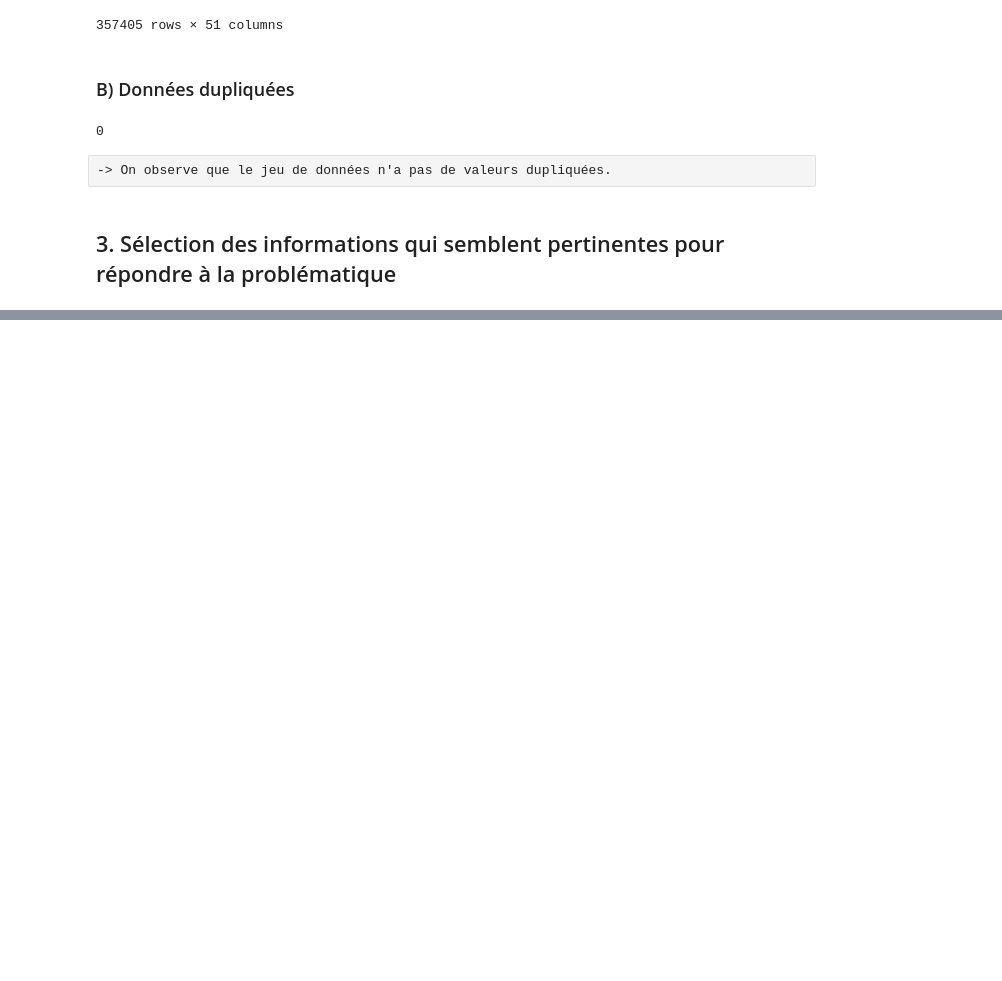
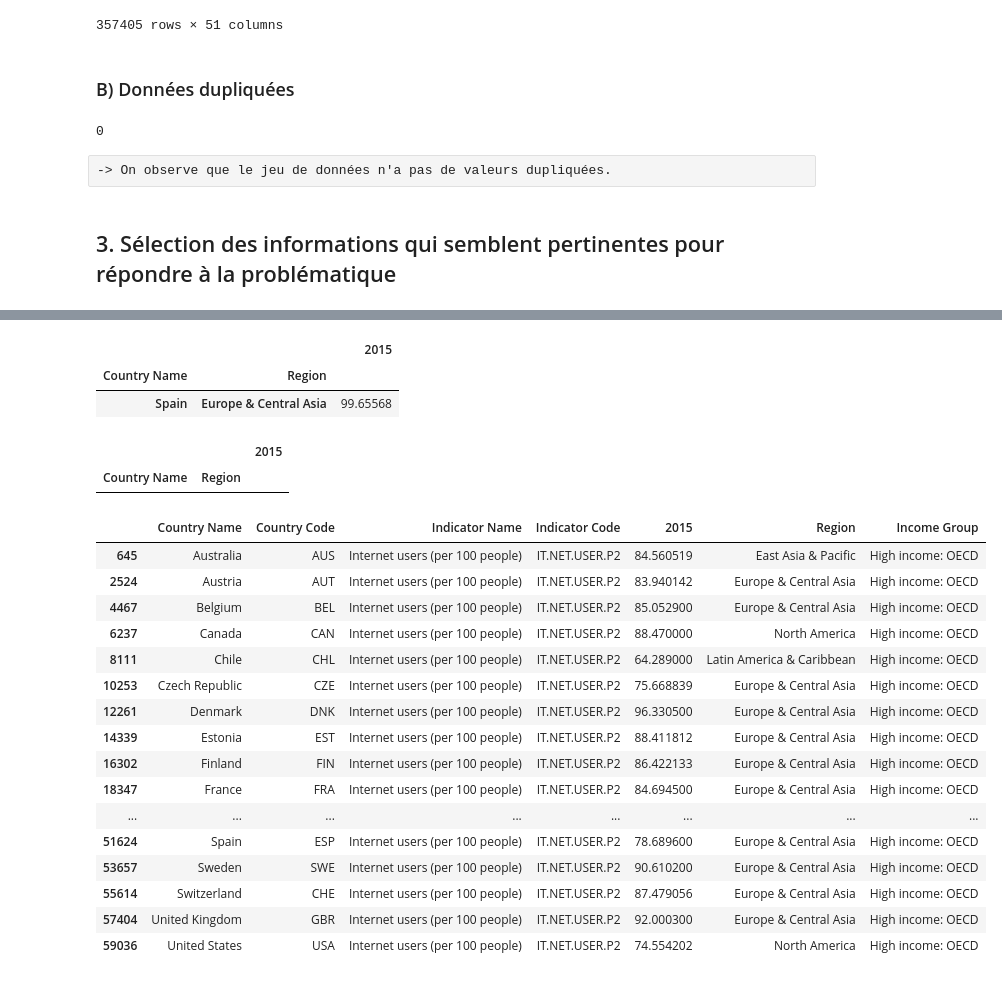
Before and after one commit to Leiel3/OpenClassRooms, a Jupyter notebook: P2/Projet 2 Analysez des données de systèmes éducatifs - EdTech ->> academy -Synthése.ipynb, the cells around one changed output, grey strips where cells are left out. Saved outputs shown, nothing was run; the diff lists cells and outputs as text; code cells hidden in the pictures; blank space fills up the shorter version.

```diff
--- a/P2/Projet 2 Analysez des données de systèmes éducatifs - EdTech ->> academy -Synthése.ipynb
+++ b/P2/Projet 2 Analysez des données de systèmes éducatifs - EdTech ->> academy -Synthése.ipynb
@@ -1334,0 +1277,36 @@ Pscandinave.describe()
+# %%
+AlphGlobdata=Globdata[Globdata['Indicator Code'].isin(['SE.ADT.1524.LT.ZS'])].dropna()
+AlphGlobdata=AlphGlobdata.groupby(["Country Name","Region"]).mean().sort_values(by="2015",ascending=False)
+AlphGlobdata
+# %% [output]
+|  |  | 2015 |
+| Country Name | Region |  |
+| Spain | Europe & Central Asia | 99.65568 |
+# %%
+PCGlobdata=Globdata[Globdata['Indicator Code'].isin(['IT.CMP.PCMP.P2'])].dropna()
+PCGlobdata=PCGlobdata.groupby(["Country Name","Region"]).mean().sort_values(by="2015",ascending=False)
+PCGlobdata
+# %% [output]
+|  |  | 2015 |
+| Country Name | Region |  |
+# %%
+NETGlobdata=Globdata[Globdata['Indicator Code'].isin(['IT.NET.USER.P2'])].dropna()
+NETGlobdata
+# %% [output]
+|  | Country Name | Country Code | Indicator Name | Indicator Code | 2015 | Region | Income Group |
+| 645 | Australia | AUS | Internet users (per 100 people) | IT.NET.USER.P2 | 84.560519 | East Asia & Pacific | High income: OECD |
+| 2524 | Austria | AUT | Internet users (per 100 people) | IT.NET.USER.P2 | 83.940142 | Europe & Central Asia | High income: OECD |
+| 4467 | Belgium | BEL | Internet users (per 100 people) | IT.NET.USER.P2 | 85.052900 | Europe & Central Asia | High income: OECD |
+| 6237 | Canada | CAN | Internet users (per 100 people) | IT.NET.USER.P2 | 88.470000 | North America | High income: OECD |
+| 8111 | Chile | CHL | Internet users (per 100 people) | IT.NET.USER.P2 | 64.289000 | Latin America & Caribbean | High income: OECD |
+| 10253 | Czech Republic | CZE | Internet users (per 100 people) | IT.NET.USER.P2 | 75.668839 | Europe & Central Asia | High income: OECD |
+| 12261 | Denmark | DNK | Internet users (per 100 people) | IT.NET.USER.P2 | 96.330500 | Europe & Central Asia | High income: OECD |
+| 14339 | Estonia | EST | Internet users (per 100 people) | IT.NET.USER.P2 | 88.411812 | Europe & Central Asia | High income: OECD |
+| 16302 | Finland | FIN | Internet users (per 100 people) | IT.NET.USER.P2 | 86.422133 | Europe & Central Asia | High income: OECD |
+| 18347 | France | FRA | Internet users (per 100 people) | IT.NET.USER.P2 | 84.694500 | Europe & Central Asia | High income: OECD |
+| ... | ... | ... | ... | ... | ... | ... | ... |
+| 51624 | Spain | ESP | Internet users (per 100 people) | IT.NET.USER.P2 | 78.689600 | Europe & Central Asia | High income: OECD |
+| 53657 | Sweden | SWE | Internet users (per 100 people) | IT.NET.USER.P2 | 90.610200 | Europe & Central Asia | High income: OECD |
+| 55614 | Switzerland | CHE | Internet users (per 100 people) | IT.NET.USER.P2 | 87.479056 | Europe & Central Asia | High income: OECD |
+| 57404 | United Kingdom | GBR | Internet users (per 100 people) | IT.NET.USER.P2 | 92.000300 | Europe & Central Asia | High income: OECD |
+| 59036 | United States | USA | Internet users (per 100 people) | IT.NET.USER.P2 | 74.554202 | North America | High income: OECD |
```
Also changed, not shown: parts of 88 cells of this notebook.
